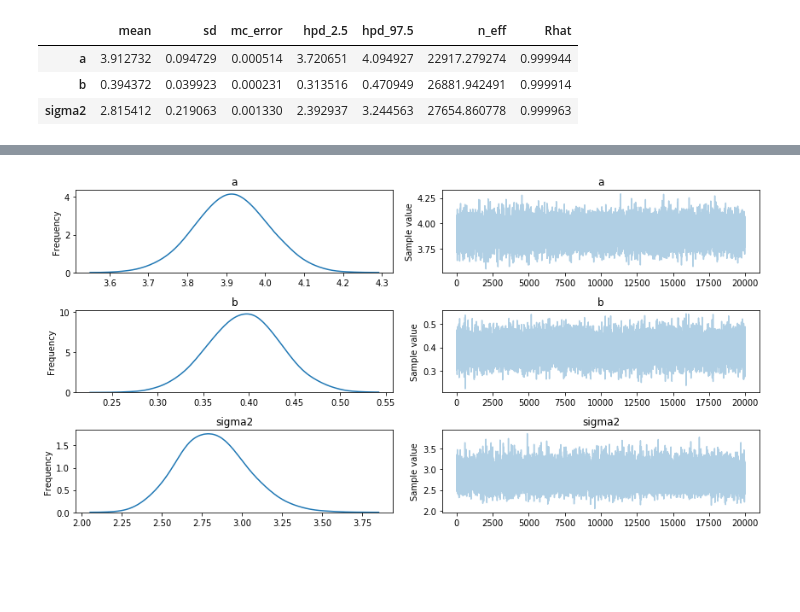
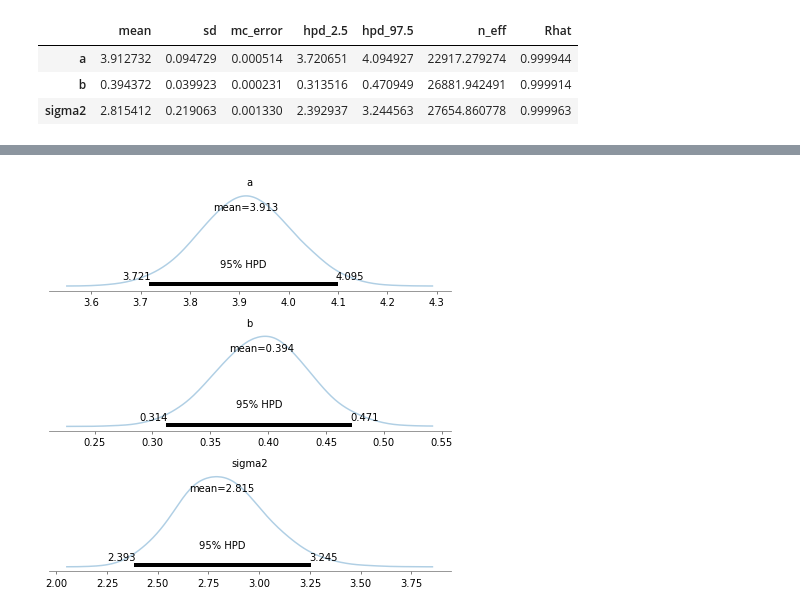
Before and after one commit to nakatsuma/probability_and_statistics, a Jupyter notebook: wage_education.ipynb, the cells around one changed output, grey strips where cells are left out. Saved outputs shown, nothing was run; the diff lists cells and outputs as text; code cells hidden in the pictures; blank space fills up the shorter version.

```diff
--- a/wage_education.ipynb
+++ b/wage_education.ipynb
@@ -95,5 +107,5 @@ display(pm.summary(trace))
 # %%
-fig2, ax2 = plt.subplots(3, 2, num=2, facecolor='w', figsize=(12, 6))
-h2 = pm.traceplot(trace, ax=ax2, combined=True)
+fig3, ax3 = plt.subplots(3, 1, num=3, facecolor='w', figsize=(6, 6))
+ax3 = pm.plot_posterior(trace, ax=ax3, kde_plot=True, point_estimate='mean')
 # %% [output]
-[figure, old version]
+[figure, new version]
```
Also changed, not shown: parts of 8 cells of this notebook, 2 other files.
